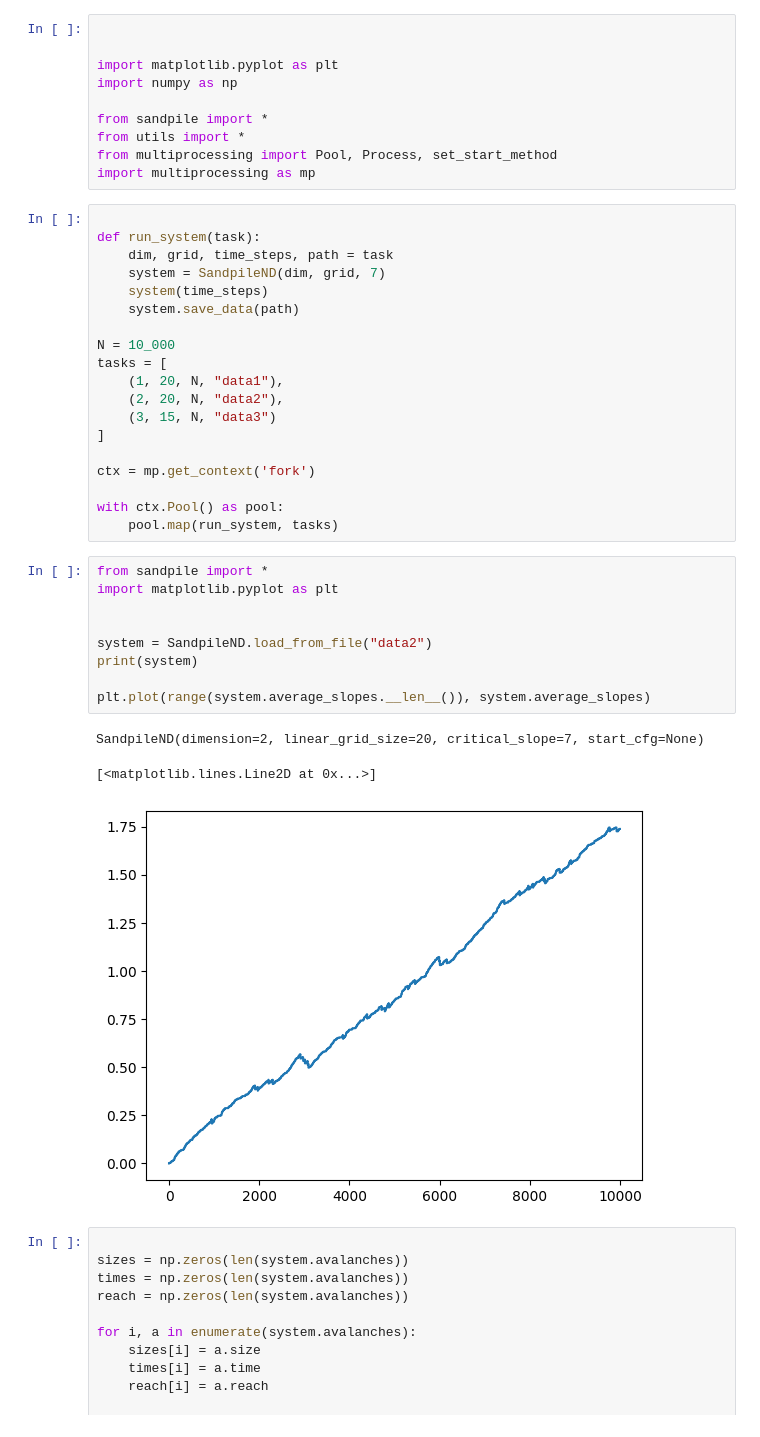
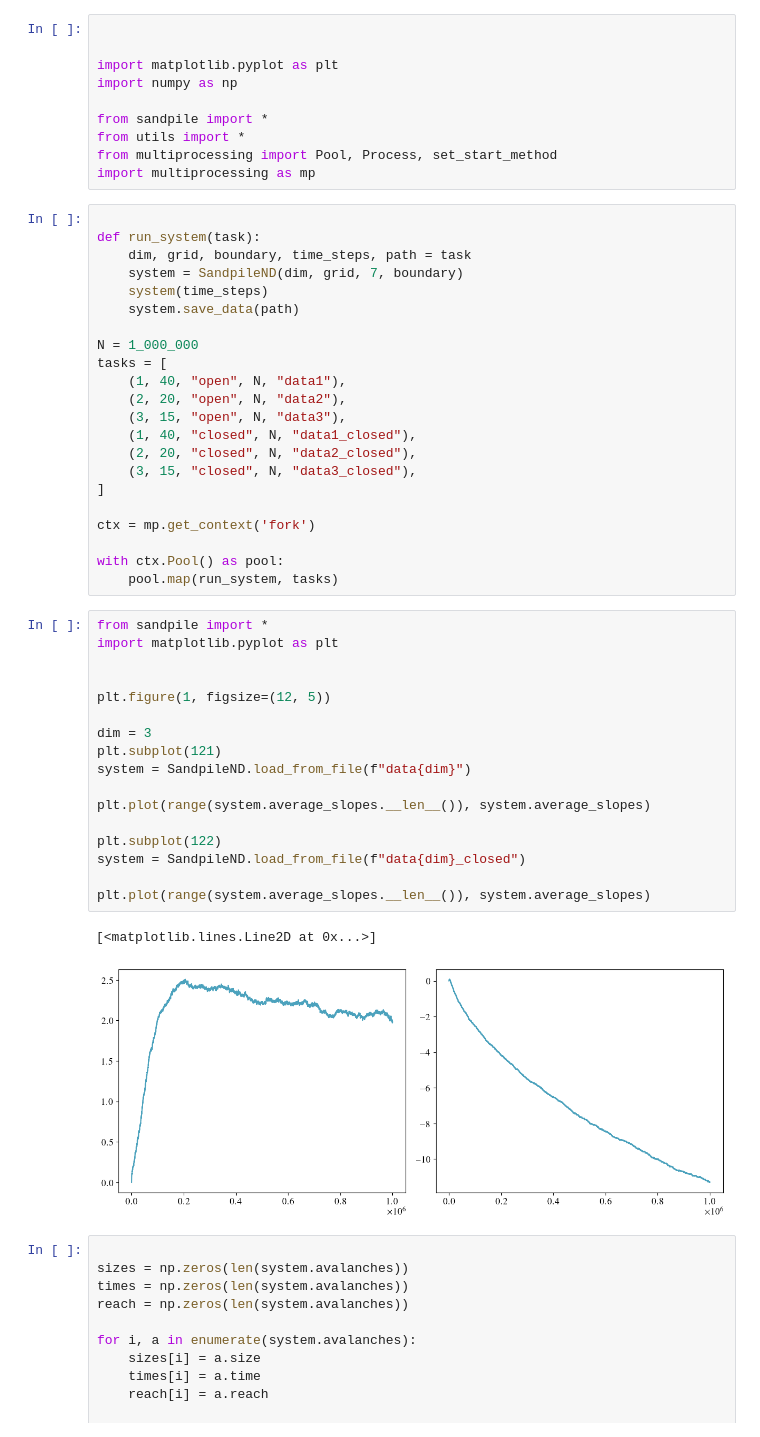
Before and after one commit to GabrielRemi/Sandpile, a Jupyter notebook: Code/sandpile_nd_test.ipynb, the cells around one changed output. Drawn from its saved outputs; the diff is of its cells as text.

Commit message:
closed boundary + first simulations

```diff
--- a/Code/sandpile_nd_test.ipynb
+++ b/Code/sandpile_nd_test.ipynb
@@ -11,16 +11,19 @@ import multiprocessing as mp
 # %%
 
 def run_system(task):
-    dim, grid, time_steps, path = task
-    system = SandpileND(dim, grid, 7)
+    dim, grid, boundary, time_steps, path = task
+    system = SandpileND(dim, grid, 7, boundary)
     system(time_steps)
     system.save_data(path)
 
-N = 10_000
+N = 1_000_000
 tasks = [
-    (1, 20, N, "data1"),
-    (2, 20, N, "data2"),
-    (3, 15, N, "data3")
+    (1, 40, "open", N, "data1"),
+    (2, 20, "open", N, "data2"),
+    (3, 15, "open", N, "data3"),
+    (1, 40, "closed", N, "data1_closed"),
+    (2, 20, "closed", N, "data2_closed"),
+    (3, 15, "closed", N, "data3_closed"),
 ]
 
 ctx = mp.get_context('fork')
@@ -30,16 +33,23 @@ with ctx.Pool() as pool:
 # %%
 from sandpile import *
 import matplotlib.pyplot as plt
 
 
-system = SandpileND.load_from_file("data2")
-print(system)
+plt.figure(1, figsize=(12, 5))
+
+dim = 3
+plt.subplot(121)
+system = SandpileND.load_from_file(f"data{dim}")
 
 plt.plot(range(system.average_slopes.__len__()), system.average_slopes)
+
+plt.subplot(122)
+system = SandpileND.load_from_file(f"data{dim}_closed")
+
+plt.plot(range(system.average_slopes.__len__()), system.average_slopes)
 # %% [output]
-SandpileND(dimension=2, linear_grid_size=20, critical_slope=7, start_cfg=None)
+[<matplotlib.lines.Line2D at 0x...>]
-[<matplotlib.lines.Line2D at 0x...>]
-[figure, old version]
+[figure, new version]
 # %%
 
 sizes = np.zeros(len(system.avalanches))
```
Also changed, not shown: 8 other files.
